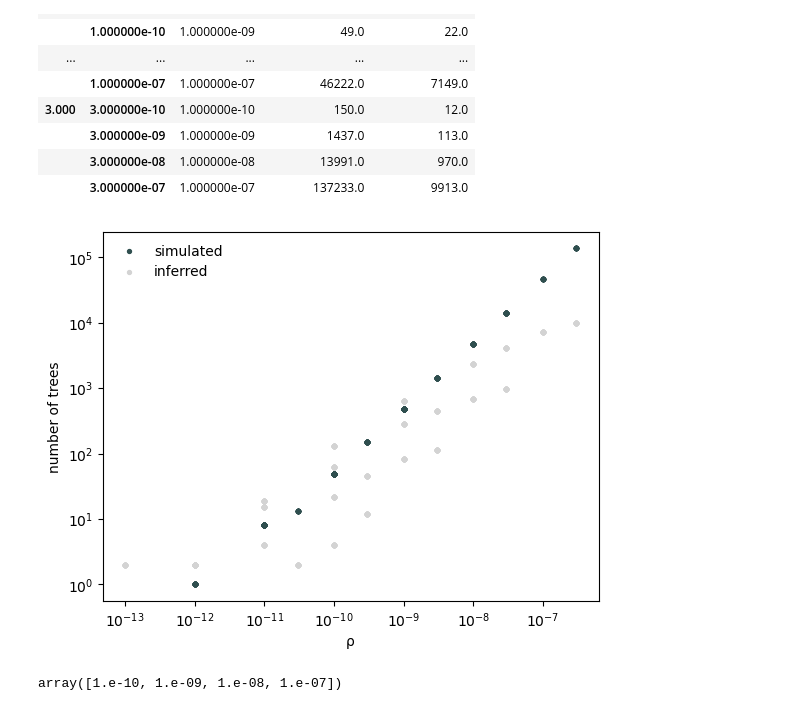
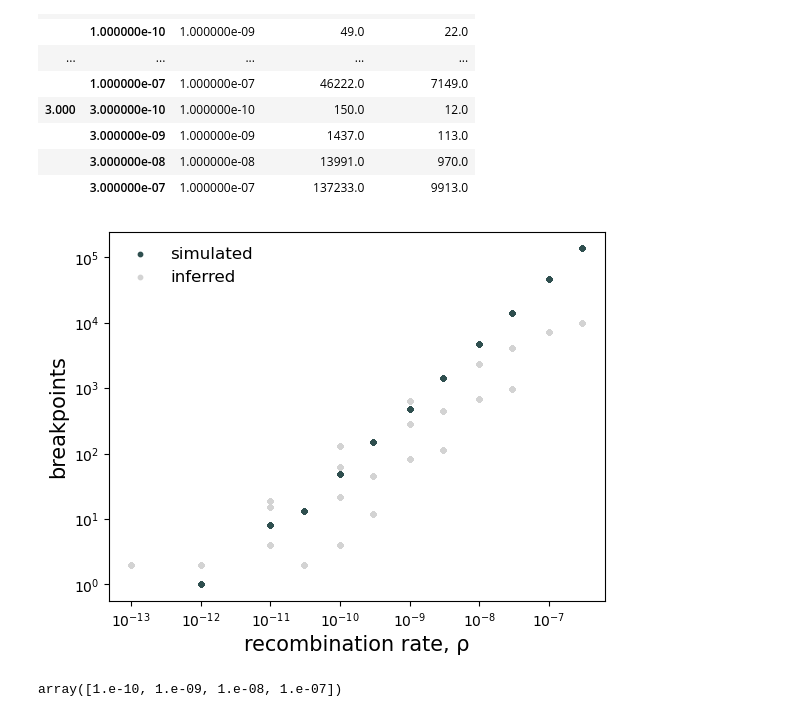
Before and after one commit to blab/bacterial-args, a Jupyter notebook: sweep/base/make_plots.ipynb, the cells around one changed output. Saved outputs shown, nothing was run; the diff lists cells and outputs as text; code cells hidden in the pictures.

```diff
--- a/sweep/base/make_plots.ipynb
+++ b/sweep/base/make_plots.ipynb
@@ -74,7 +54,7 @@ import warnings
 # %% [markdown]
 # read in dfs
 # %%
-inf_all = pd.read_csv('inf_all.csv')
+inf_all = pd.read_csv('out/inf_all.csv')
 inf_all
 # %% [output]
 |  | mu | pm | rr | rep | bin | r2 | kind | n_trees_sim | n_trees_inf |
@@ -198,26 +187,26 @@ inf_all[['mu', 'pm', 'rr', 'breakpoints_sim', 'breakpoints_inf']].groupby(['pm',
 |  | 3.000000e-07 | 1.000000e-07 | 137233.0 | 9913.0 |
 # %%
 plt.figure()
-plt.scatter(inf_all["rr"], inf_all["n_trees_sim"]-1, label="simulated", alpha = 1, c = 'darkslategrey', s = 8)
-plt.scatter(inf_all["rr"], inf_all["n_trees_inf"]-1, label="inferred", alpha = 1, c = 'lightgrey', s =8)
+plt.scatter(inf_all["rr"], inf_all["n_trees_sim"]-1, label="simulated", alpha = 1, c = 'darkslategrey', s = 10)
+plt.scatter(inf_all["rr"], inf_all["n_trees_inf"]-1, label="inferred", alpha = 1, c = 'lightgrey', s =10)
 
-plt.xlabel("ρ")
-plt.ylabel("number of trees")
+plt.xlabel("recombination rate, ρ", fontsize=15)
+plt.ylabel("breakpoints", fontsize=15)
 
 
 #plt.xlim(7e-14, 4e-8)
 plt.xscale("log")
 plt.gca().xaxis.set_minor_locator(ticker.NullLocator())
 plt.yscale("log")
 plt.gca().yaxis.set_minor_locator(ticker.NullLocator())
 
 #plt.ylim(-100, )
 
-plt.legend(loc = 'upper left', frameon = False)
+plt.legend(loc = 'upper left', frameon = False, fontsize=12)
 #plt.savefig("trees_by_rho.png")
 plt.show()
 # %% [output]
-[figure, old version]
+[figure, new version]
 # %%
 inf_all["mu"].unique()
 # %% [output]
```
Also changed, not shown: parts of 15 cells of this notebook, 4 other files.
